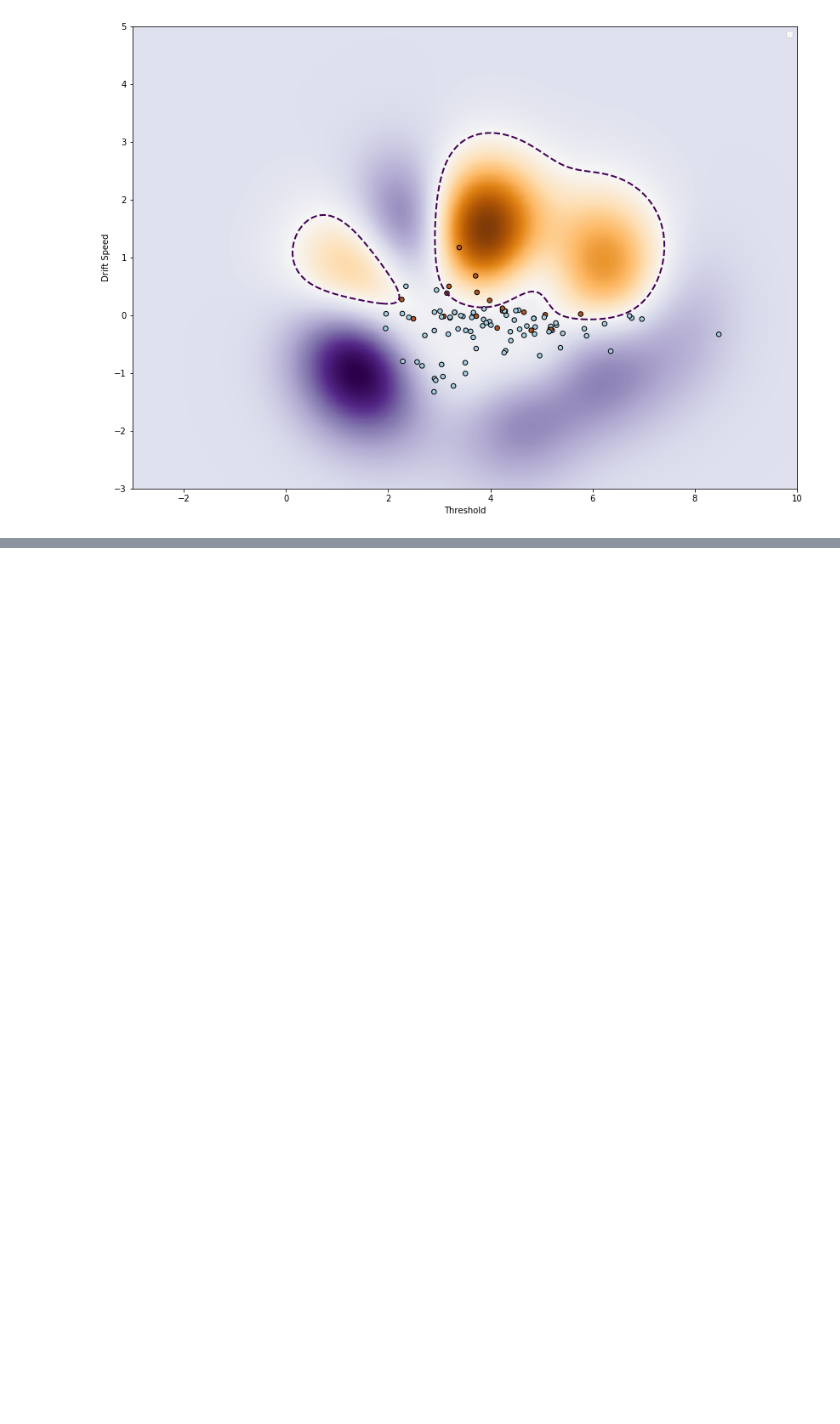
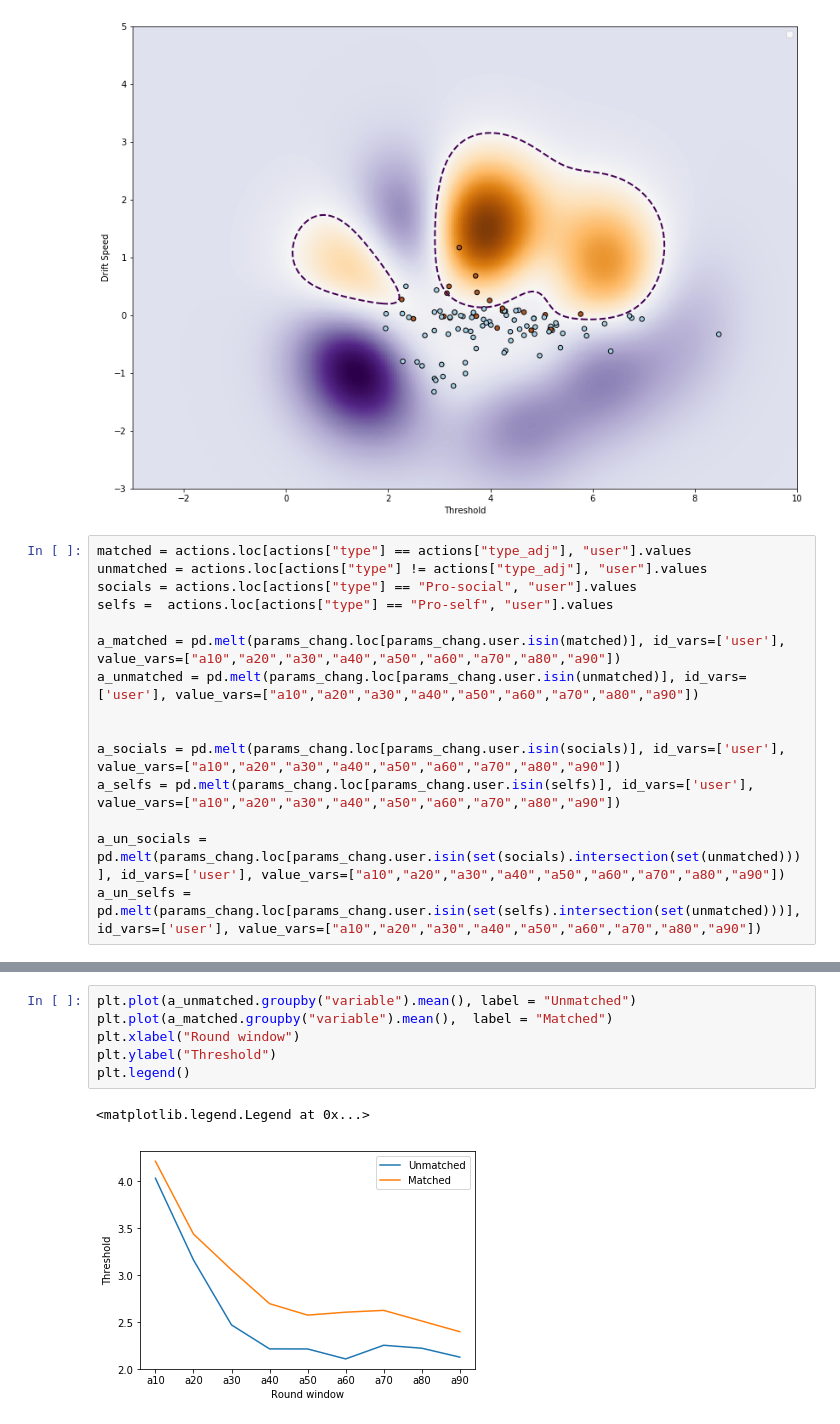
Before and after one commit to eladiomontero/DecisionTimes, a Jupyter notebook: SVO Context Analysis/changingSVO.ipynb, the cells around one changed output, grey strips where cells are left out. Drawn from its saved outputs; the diff is of its cells as text; blank space fills up the shorter version.

```diff
--- a/SVO Context Analysis/changingSVO.ipynb
+++ b/SVO Context Analysis/changingSVO.ipynb
@@ -331,3 +333,18 @@ plt.legend()
 plt.show()
 # %% [output]
 [figure]
+# %%
+matched = actions.loc[actions["type"] == actions["type_adj"], "user"].values
+unmatched = actions.loc[actions["type"] != actions["type_adj"], "user"].values
+socials = actions.loc[actions["type"] == "Pro-social", "user"].values
+selfs =  actions.loc[actions["type"] == "Pro-self", "user"].values
+
+a_matched = pd.melt(params_chang.loc[params_chang.user.isin(matched)], id_vars=['user'], value_vars=["a10","a20","a30","a40","a50","a60","a70","a80","a90"])
+a_unmatched = pd.melt(params_chang.loc[params_chang.user.isin(unmatched)], id_vars=['user'], value_vars=["a10","a20","a30","a40","a50","a60","a70","a80","a90"])
+
+
+a_socials = pd.melt(params_chang.loc[params_chang.user.isin(socials)], id_vars=['user'], value_vars=["a10","a20","a30","a40","a50","a60","a70","a80","a90"])
+a_selfs = pd.melt(params_chang.loc[params_chang.user.isin(selfs)], id_vars=['user'], value_vars=["a10","a20","a30","a40","a50","a60","a70","a80","a90"])
+
+a_un_socials = pd.melt(params_chang.loc[params_chang.user.isin(set(socials).intersection(set(unmatched)))], id_vars=['user'], value_vars=["a10","a20","a30","a40","a50","a60","a70","a80","a90"])
+a_un_selfs = pd.melt(params_chang.loc[params_chang.user.isin(set(selfs).intersection(set(unmatched)))], id_vars=['user'], value_vars=["a10","a20","a30","a40","a50","a60","a70","a80","a90"])
@@ -333,0 +399,9 @@ plt.show()
+# %%
+plt.plot(a_unmatched.groupby("variable").mean(), label = "Unmatched")
+plt.plot(a_matched.groupby("variable").mean(),  label = "Matched")
+plt.xlabel("Round window")
+plt.ylabel("Threshold")
+plt.legend()
+# %% [output]
+<matplotlib.legend.Legend at 0x...>
+[figure, added]
```
Also changed, not shown: parts of 17 cells of this notebook, 8 other files.
